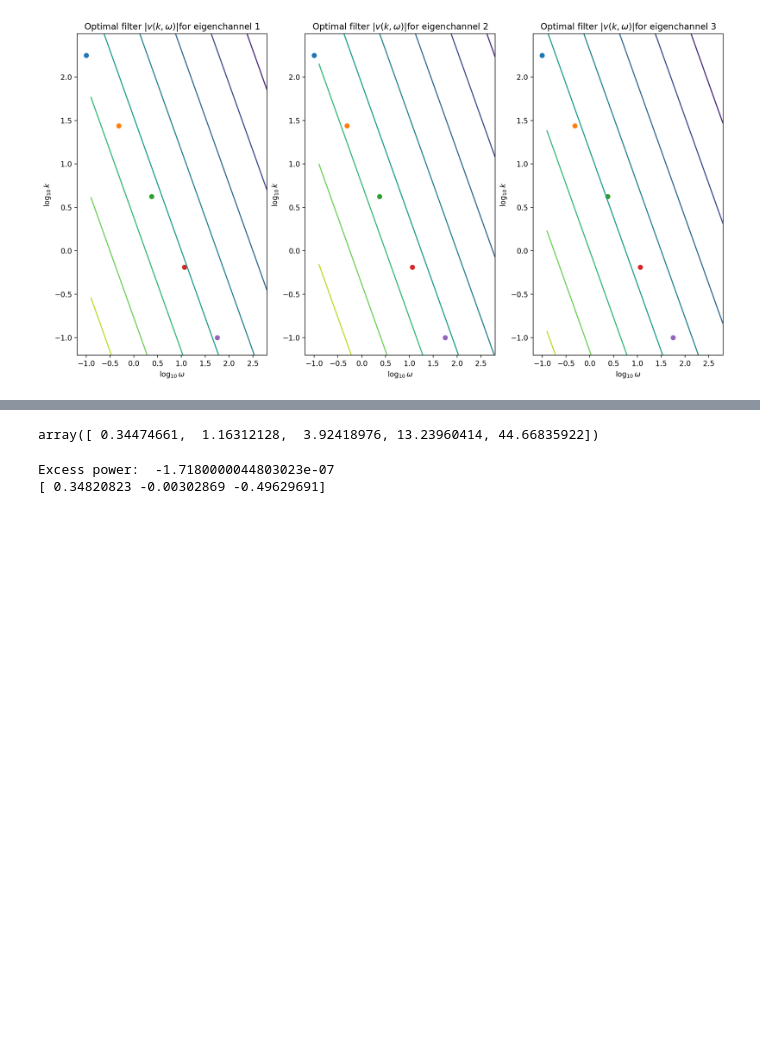
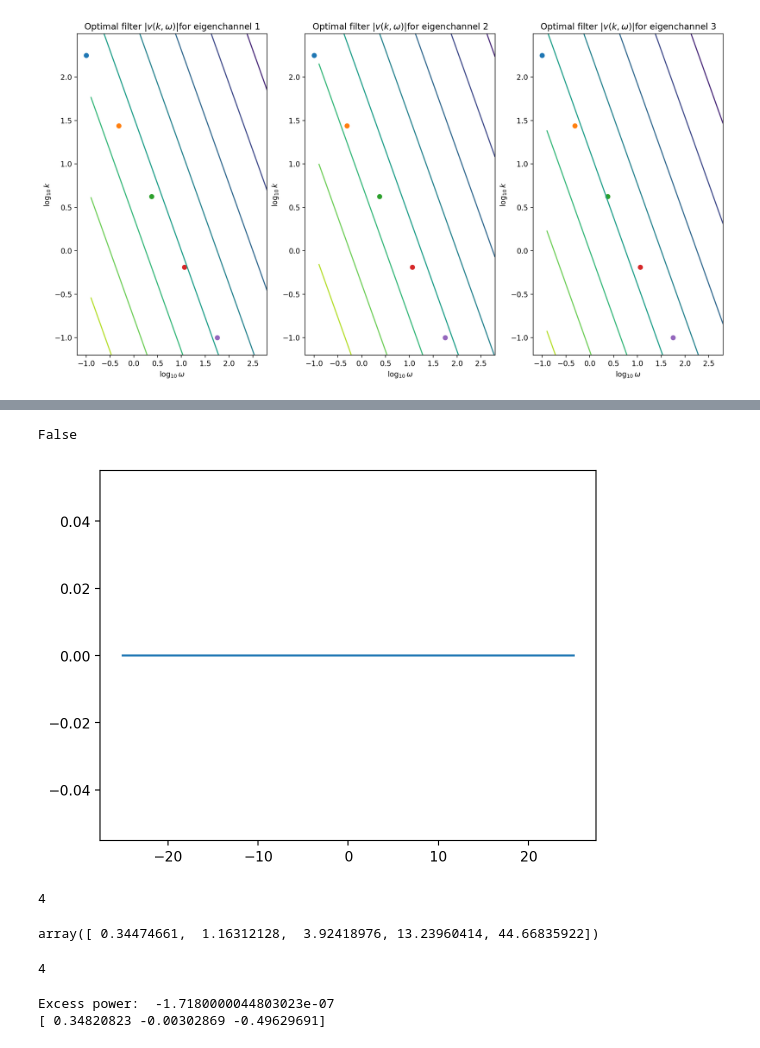
Before and after one commit to pearsonlab/efficientcodingcolor, a Jupyter notebook: Code/mosaic_density_color_original_modif.ipynb, the cells around one changed output, grey strips where cells are left out. Drawn from its saved outputs; the diff is of its cells as text; code cells hidden in the pictures; blank space fills up the shorter version.

```diff
--- a/Code/mosaic_density_color_original_modif.ipynb
+++ b/Code/mosaic_density_color_original_modif.ipynb
@@ -632,3 +669,26 @@ NameError: name 'P' is not defined
+# %%
+#This snippet is for debugging purposes
+
+M = 1000001
+T = (M//2) * dt
+tt = np.linspace(-T/2, T/2, M)
+vv = vv_all[2]
+vf = np.convolve(vv[M//2:], ff, mode='same')
+log_v = extrap_and_reflect(vf, M, return_log=True)
+log_v_a = np.conj(ssig.hilbert(log_v))
+vt_prenorm = np.real(scipy.fft.fftshift(scipy.fft.fft(scipy.fft.ifftshift(np.exp(log_v_a)))))
+vt = vt_prenorm/np.linalg.norm(vt_prenorm)
+#plt.plot(tt,  vv_all[2])
+plt.plot(tt, vv)
+np.max(vv) > 0
+#plt.xlim(-0.35,0.05)
+# %% [output]
+False
+[figure, added]
+# %%
+omega_range_mul
+# %% [output]
+4
 # %%
 k0_list = [10**k0 for k0 in np.linspace(2.25, -1, 5)]
 o0_list = [10**o0 for o0 in np.linspace(-0.25*omega_range_mul, 1.75, 5)]
@@ -639,6 +699,10 @@ np.array(kf_list_noA)*(100**(1/alpha))
 np.array(of_list_noA)*np.sqrt(100)
 # %% [output]
 array([ 0.34474661,  1.16312128,  3.92418976, 13.23960414, 44.66835922])
+# %%
+omega_range_mul
+# %% [output]
+4
 # %%
 cmap = sns.color_palette('rocket')
 kf = 50
```
Also changed, not shown: parts of 6 cells of this notebook.
